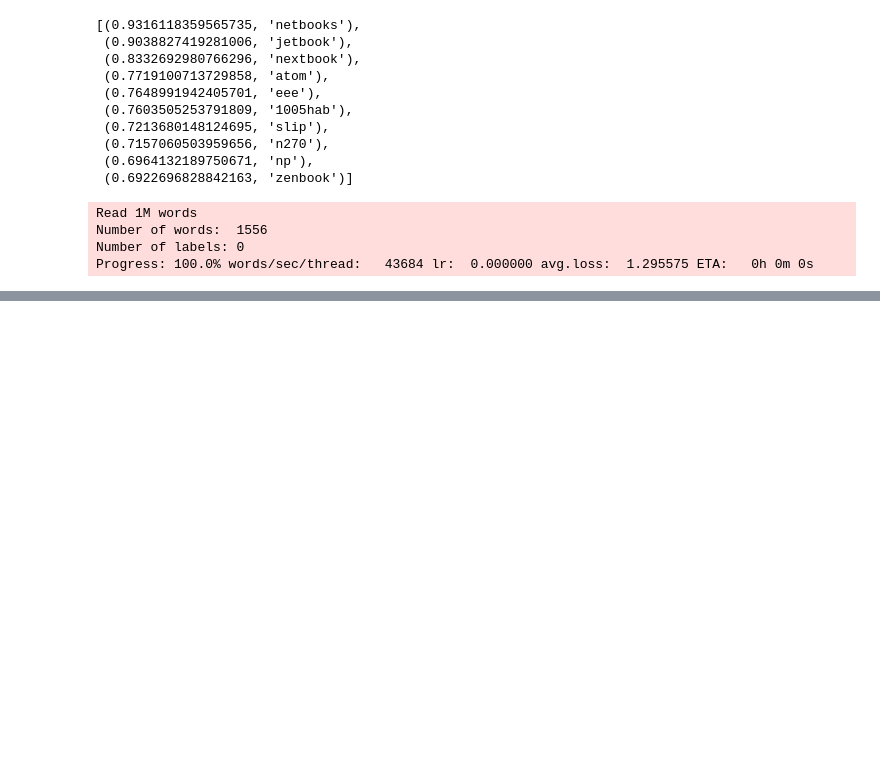
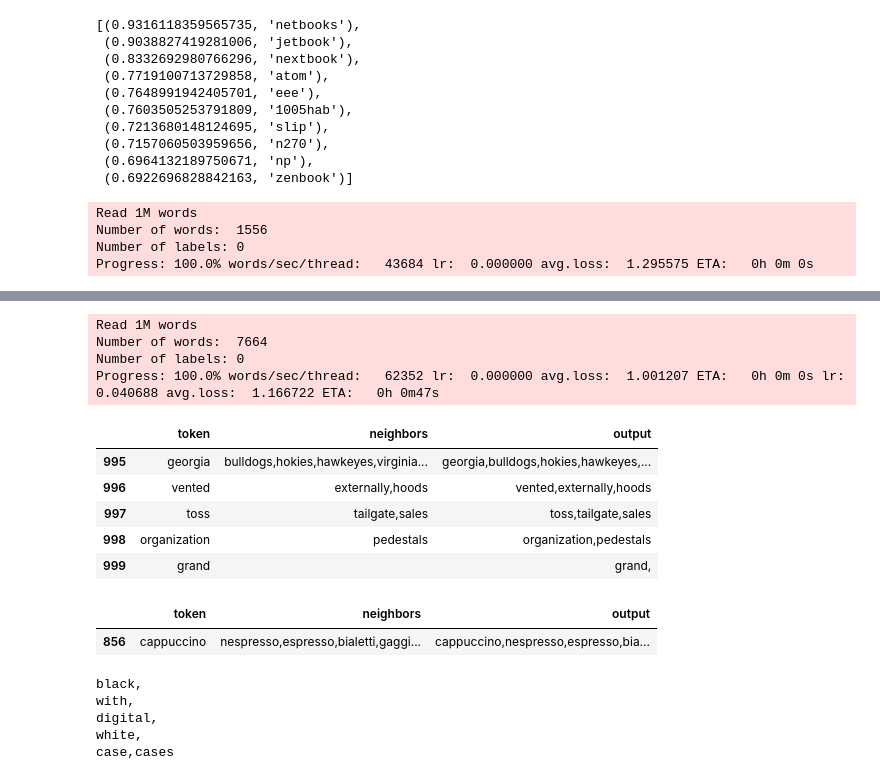
Before and after one commit to eugeneyan/search_with_machine_learning_course, a Jupyter notebook: week2/week2.ipynb, the cells around one changed output, grey strips where cells are left out. Drawn from its saved outputs; the diff is of its cells as text; code cells hidden in the pictures; blank space fills up the shorter version.

```diff
--- a/week2/week2.ipynb
+++ b/week2/week2.ipynb
@@ -378,0 +404,32 @@ results = title_model.get_nearest_neighbors('iphone')
+# %%
+# minCount = 7 as nespresso only appears 8 times
+title_model = fasttext.train_unsupervised(input='/workspace/datasets/fasttext/normalized_products.txt',
+                                          model='skipgram', minCount=7, epoch=25)
+# %% [output]
+Read 1M words
+Number of words:  7664
+Number of labels: 0
+Progress: 100.0% words/sec/thread:   62352 lr:  0.000000 avg.loss:  1.001207 ETA:   0h 0m 0s lr:  0.040688 avg.loss:  1.166722 ETA:   0h 0m47s
+# %%
+def get_nn(token, threshold=0.75):
+    results = title_model.get_nearest_neighbors(token)
+    results = ','.join([result[1] for result in results if result[0] > threshold])
+    return results
+# %%
+top_words['neighbors'] = top_words['token'].apply(get_nn)
+# %%
+top_words['output'] = top_words['token'] + ',' + top_words['neighbors']
+# %%
+top_words.tail(5)
+# %% [output]
+|  | token | neighbors | output |
+| 995 | georgia | bulldogs,hokies,hawkeyes,virginia... | georgia,bulldogs,hokies,hawkeyes,... |
+| 996 | vented | externally,hoods | vented,externally,hoods |
+| 997 | toss | tailgate,sales | toss,tailgate,sales |
+| 998 | organization | pedestals | organization,pedestals |
+| 999 | grand |  | grand, |
+# %%
+top_words[top_words['token'] == 'cappuccino']
+# %% [output]
+|  | token | neighbors | output |
+| 856 | cappuccino | nespresso,espresso,bialetti,gaggi... | cappuccino,nespresso,espresso,bia... |
@@ -378,0 +442,8 @@ results = title_model.get_nearest_neighbors('iphone')
+# %%
+!head -5 /workspace/datasets/fasttext/synonyms.csv
+# %% [output]
+black,
+with,
+digital,
+white,
+case,cases
```
Also changed, not shown: parts of 26 cells of this notebook, 5 other files.
